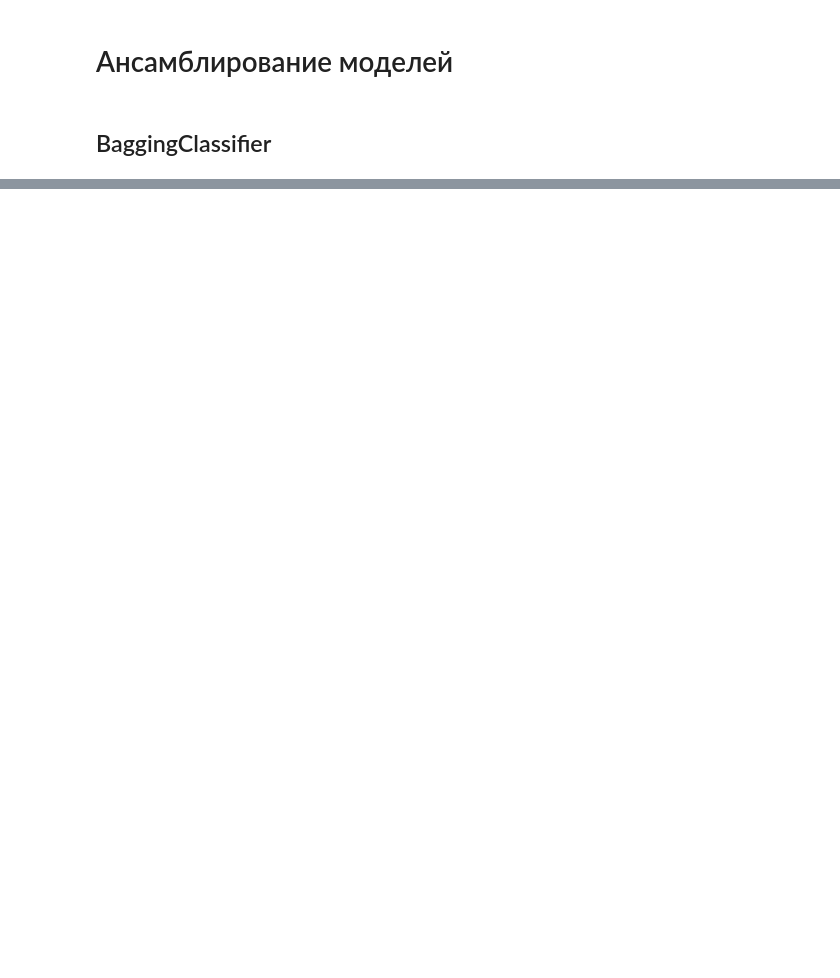
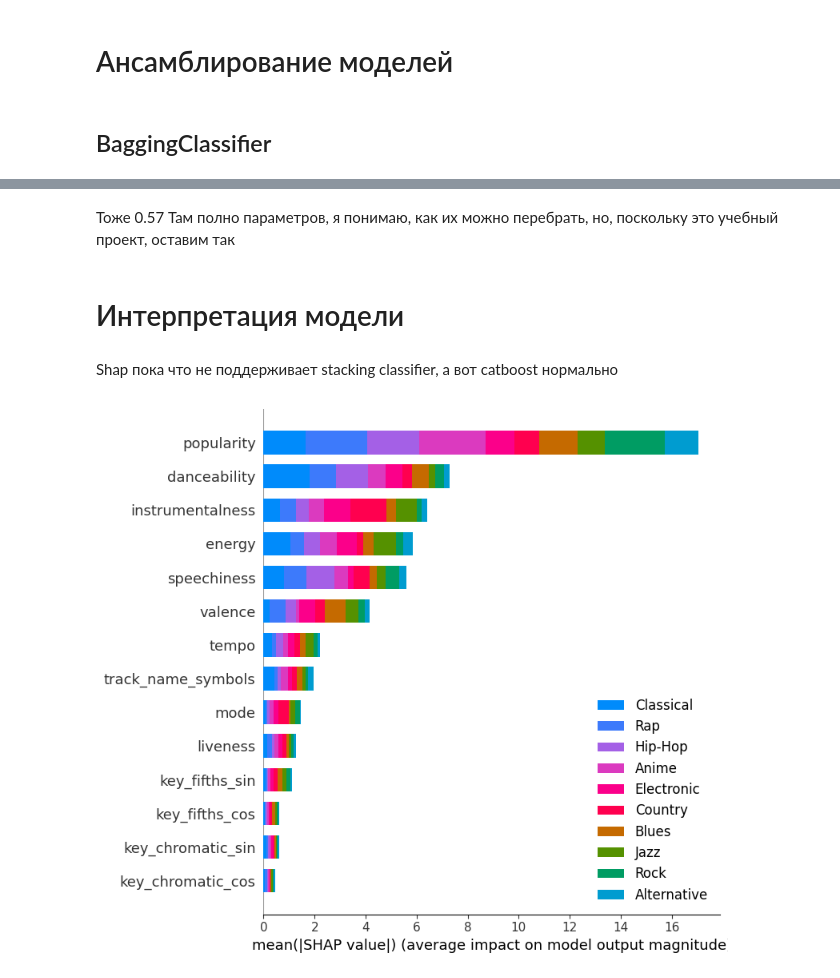
Before and after one commit to gtrofimiuk/ML_course, a Jupyter notebook: MusicGenres.ipynb, the cells around one changed output, grey strips where cells are left out. Saved outputs shown, nothing was run; the diff lists cells and outputs as text; code cells hidden in the pictures; blank space fills up the shorter version.

```diff
--- a/MusicGenres.ipynb
+++ b/MusicGenres.ipynb
@@ -956,0 +1057,8 @@ print(classification_report(y_test, y_pred_bcf))
+# %%
+%%time
+
+grid_search.fit(X_train_norm, y_train)
+
+best_parameters = grid_search.best_estimator_.get_params()
+for param_name in sorted(parameters.keys()):
+    print(f"{param_name}: {best_parameters[param_name]}")
@@ -956,0 +1095,13 @@ print(classification_report(y_test, y_pred_bcf))
+# %%
+from sklearn.svm import LinearSVC
+from sklearn.ensemble import StackingClassifier
+
+estimators = [('logrer', logreg),('svr', LinearSVC(dual="auto", random_state=8)), ('dtc',dtc), ('knn',knn),
+             ('rf', RandomForestClassifier(n_estimators=110, random_state=8,max_depth = 9, criterion = 'entropy')),
+             ('bag',bcf_svc)]
+
+stack_clf = StackingClassifier(estimators=estimators, final_estimator=LogisticRegression(),n_jobs = -1)
+
+stack_clf.fit(X_train_norm, y_train)
+y_pred_stack_clf = stack_clf.predict(X_test_norm)
+print(classification_report(y_test, y_pred_stack_clf))
@@ -956,0 +1129,14 @@ print(classification_report(y_test, y_pred_bcf))
+# %%
+from catboost import CatBoostClassifier
+
+# Initialize CatBoostClassifier
+model = CatBoostClassifier(iterations=20000,
+                           learning_rate=0.05,
+                           depth=2,
+                           loss_function='MultiClass',
+                          metric_period=500)
+# Fit model
+model.fit(X_train_norm, y_train)
+# Get predicted classes
+y_pred_cat = model.predict(X_test_norm)
+print(classification_report(y_test, y_pred_cat))
@@ -956,0 +1161,5 @@ print(classification_report(y_test, y_pred_bcf))
+# %% [markdown]
+Тоже 0.57
+Там полно параметров, я понимаю, как их можно перебрать, но, поскольку это учебный проект, оставим так
+# %% [markdown]
+# Интерпретация модели
@@ -956,0 +1168,14 @@ print(classification_report(y_test, y_pred_bcf))
+# %% [markdown]
+Shap пока что не поддерживает stacking classifier, а вот catboost нормально
+# %%
+import shap
+explainer = shap.TreeExplainer(model)
+explainer.class_names=le.classes_
+# %%
+a = df_backup2[df_backup2.columns[:df_backup2.columns.get_loc('music_genre')]]
+X_res = pd.DataFrame(X_test_norm,columns = a.columns)
+#
+shap_values = explainer.shap_values(X_res)
+shap.summary_plot(shap_values, X_res, class_names = le.classes_)
+# %% [output]
+[figure, added]
```
Also changed, not shown: parts of 25 cells of this notebook.
